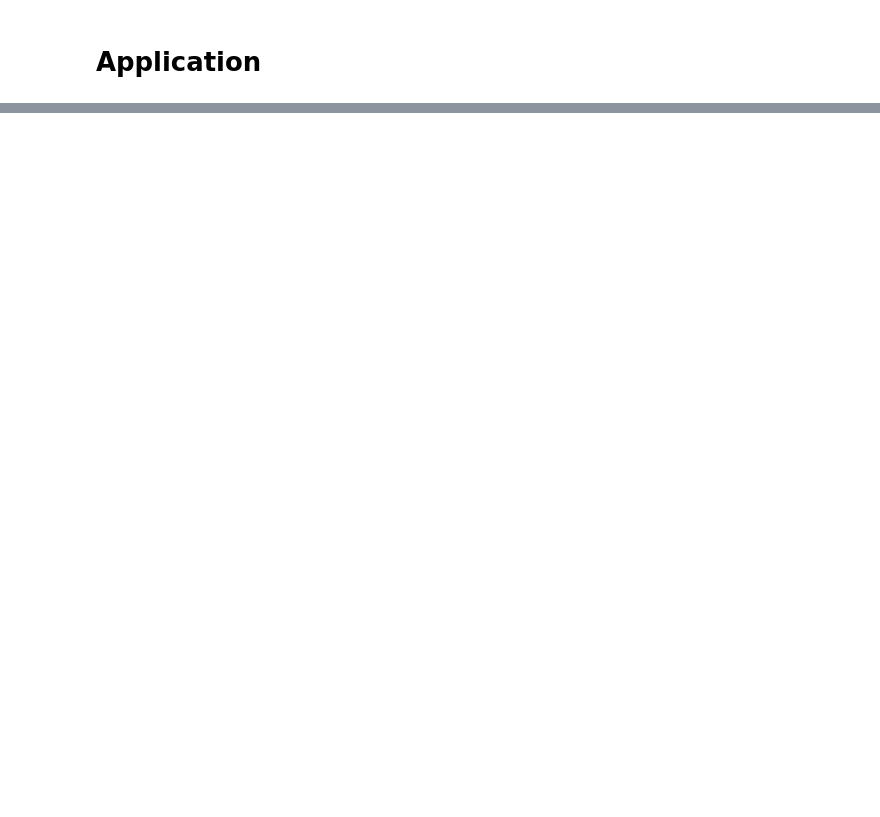
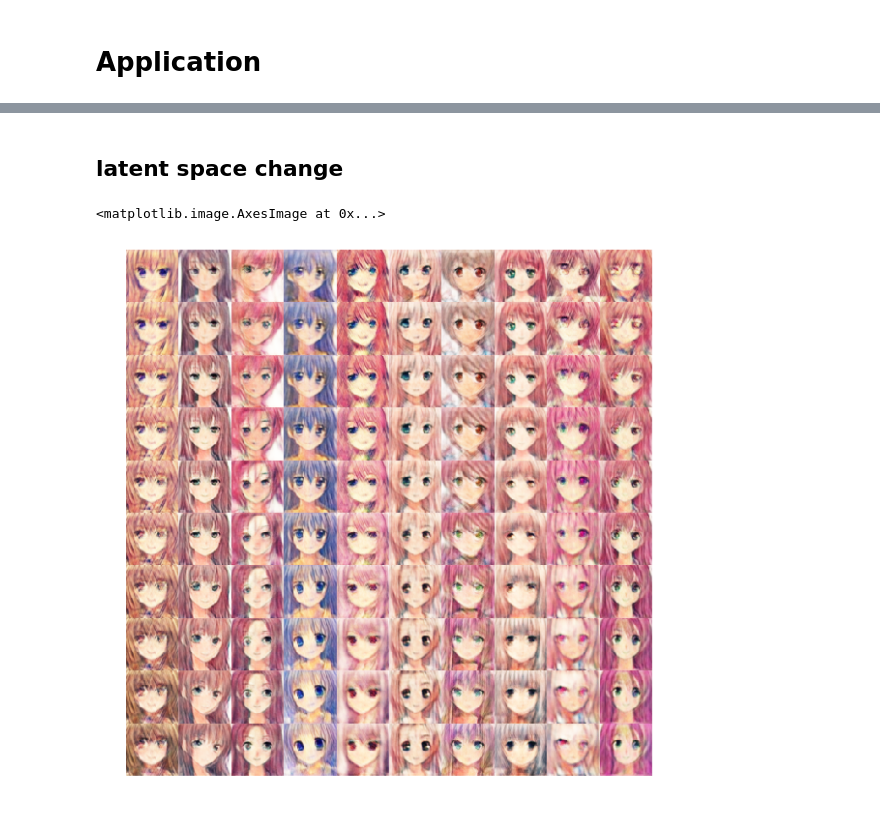
Before and after one commit to jason127dn/Anime_GANs, a Jupyter notebook: anime_face_gan.ipynb, the cells around one changed output, grey strips where cells are left out. Drawn from its saved outputs; the diff is of its cells as text; code cells hidden in the pictures; blank space fills up the shorter version.

```diff
--- a/anime_face_gan.ipynb
+++ b/anime_face_gan.ipynb
@@ -554,14 +562,17 @@ merged = tf.summary.merge_all()
 Training
 ---
 # %%
-g_lenten=np.random.randn(100,128)
-np.save(file_path+'test.npy',g_lenten)
-g_lenten=np.load(file_path+'test.npy')
+
+try:
+    g_lenten=np.load(file_path+'test.npy')
+except:
+    g_lenten=np.random.randn(100,128)
+    np.save(file_path+'test.npy',g_lenten)
 # %%
 batch_size=64
 imgg=get_image_batch(batch_size)
 
-for epo in range(30000):
+for epo in range(28600,30000):
     if epo%100==0:
 
         ig=sess.run(g_img,feed_dict={input_g:g_lenten,input_b:np.ones([100,4,4,128]),gate:gaten})
@@ -584,5 +595,5 @@ for epo in range(30000):
     for i in range(5):
         sess.run(train_d,feed_dict={input_g:np.random.randn(batch_size,128),input_b:np.ones([batch_size,4,4,128]),input_d:next(imgg),gate:gaten})
 
-    sess.run(train_g,feed_dict={input_g:np.random.randn(batch_size,128),input_b:np.ones([batch_size,4,4,128]),gate:gaten})
+    sess.run(train_g,feed_dict={input_g:np.random.randn(batch_size,128),input_b:np.ones([batch_size,4,4,128]),gate:gaten,input_d:next(imgg),gate:gaten})
 # %% [output]
@@ -606,0 +619,7 @@ recon=gws_o([d_w_real for i in range(10)]+[input_b])
+# %%
+z_lenten=np.random.randn(100,128)/2
+ig=sess.run(g_img,feed_dict={input_g:z_lenten,input_b:np.ones([100,4,4,128]),gate:gaten})
+ig=ig.reshape(10,10,64,64,3).swapaxes(1,2).reshape(640,640,3)
+plt.figure(figsize=(10, 10))
+plt.axis('off')
+plt.imshow(ig)
@@ -606,0 +629,20 @@ recon=gws_o([d_w_real for i in range(10)]+[input_b])
+# %% [markdown]
+latent space change
+---
+# %%
+def gradi(np1,np2,n):
+    dif=(np2-np1)/(n-1)
+    c=[np1+i*dif for i in range(n)]
+    return np.array(c)
+# %%
+z_1=np.random.randn(10,128)/3
+z_2=np.random.randn(10,128)/3
+z_3=gradi(z_1,z_2,10).reshape(100,128)
+ig=sess.run(g_img,feed_dict={input_g:z_3,input_b:np.ones([100,4,4,128]),gate:gaten})
+ig=ig.reshape(10,10,64,64,3).swapaxes(1,2).reshape(640,640,3)
+plt.figure(figsize=(10, 10))
+plt.axis('off')
+plt.imshow(ig)
+# %% [output]
+<matplotlib.image.AxesImage at 0x...>
+[figure, added]
```
Also changed, not shown: parts of 21 cells of this notebook.
